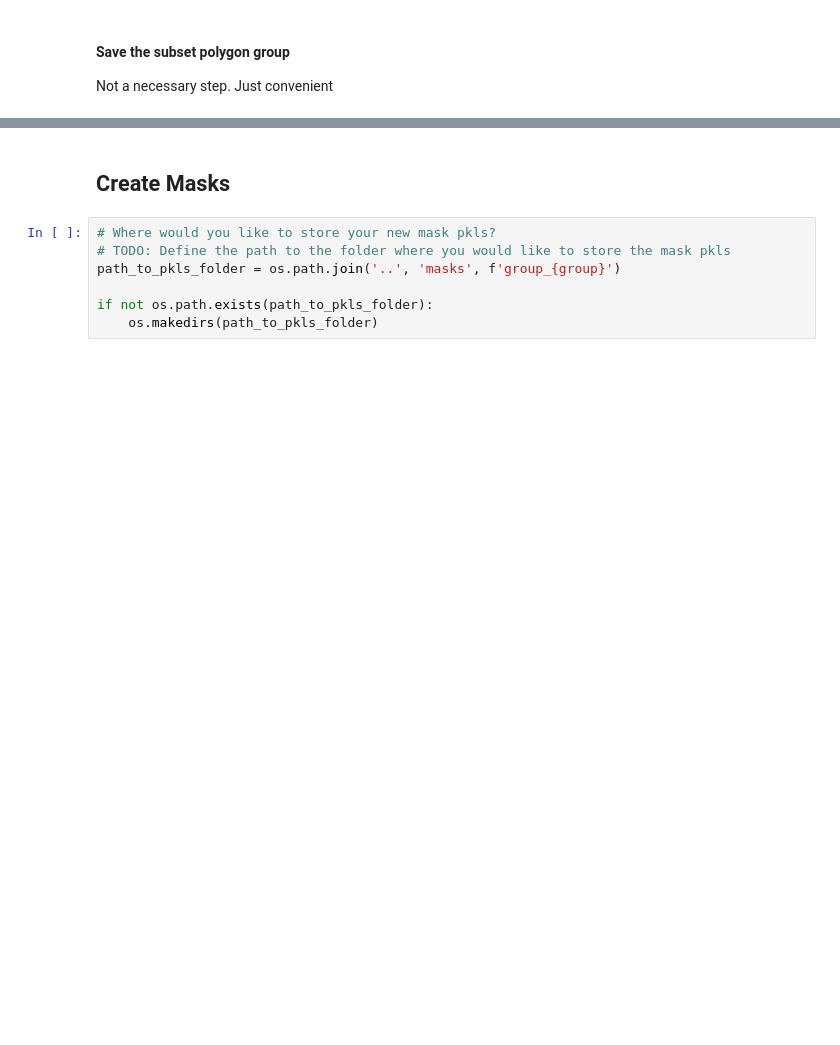
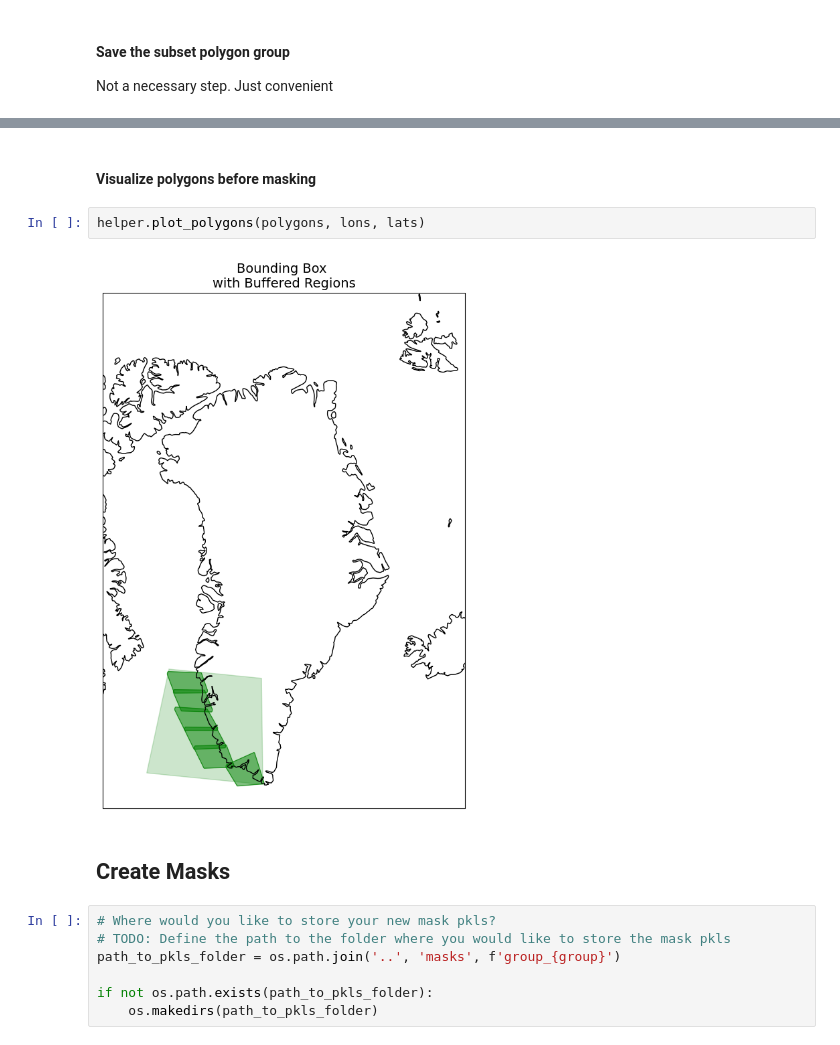
Before and after one commit to tparker1/chlora_plots, a Jupyter notebook: masking/create_masks.ipynb, the cells around one changed output, grey strips where cells are left out. Saved outputs shown, nothing was run; the diff lists cells and outputs as text; blank space fills up the shorter version.

```diff
--- a/masking/create_masks.ipynb
+++ b/masking/create_masks.ipynb
@@ -115,3 +108,9 @@ Saved gl_coastal_regions_group_1 to /Users/tara/Documents/SJSU/MLML/polygons/pan
+# %% [markdown]
+#### Visualize polygons before masking
+# %%
+helper.plot_polygons(polygons, lons, lats)
+# %% [output]
+[figure, added]
 # %% [markdown]
 ## Create Masks
 # %%
```
Also changed, not shown: parts of 10 cells of this notebook, 8 other files.
